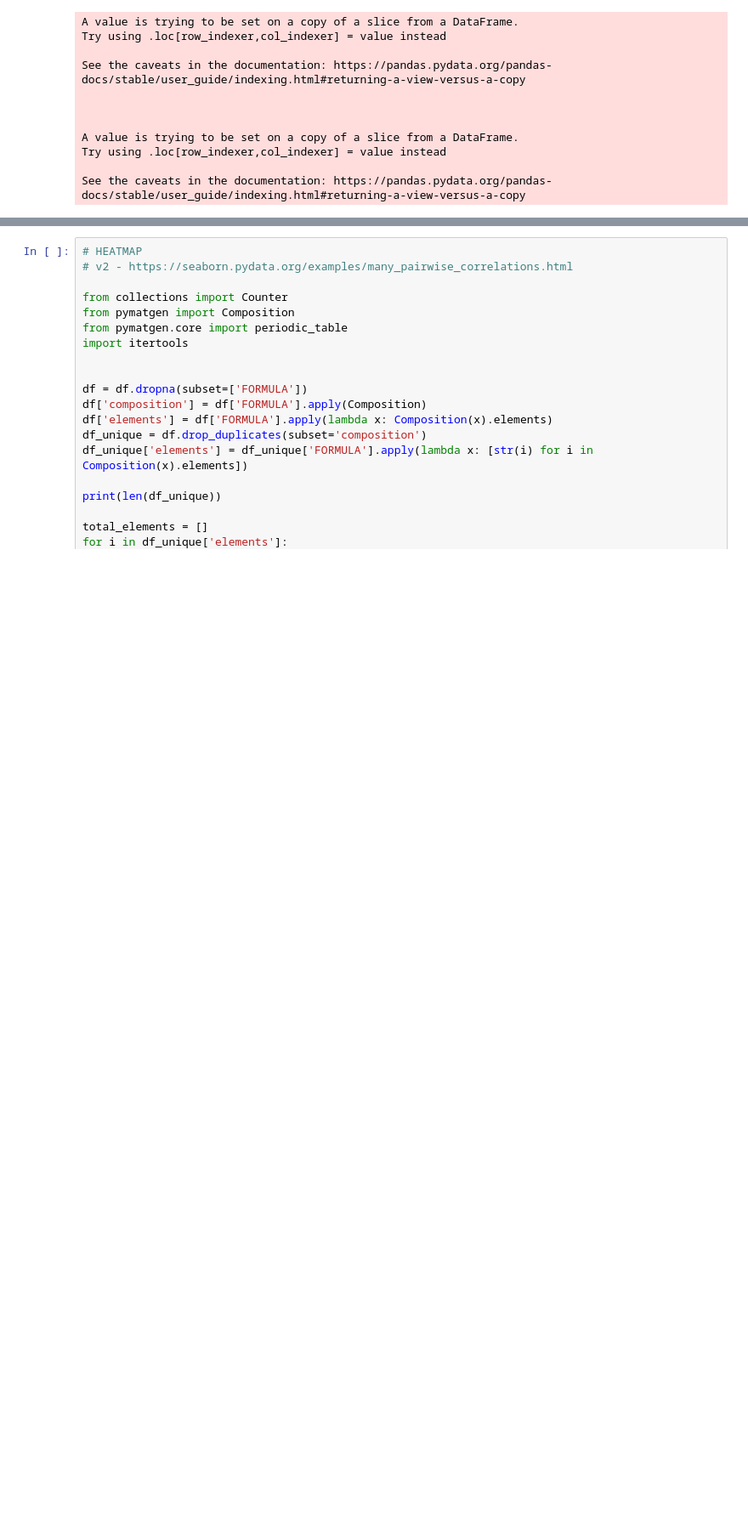
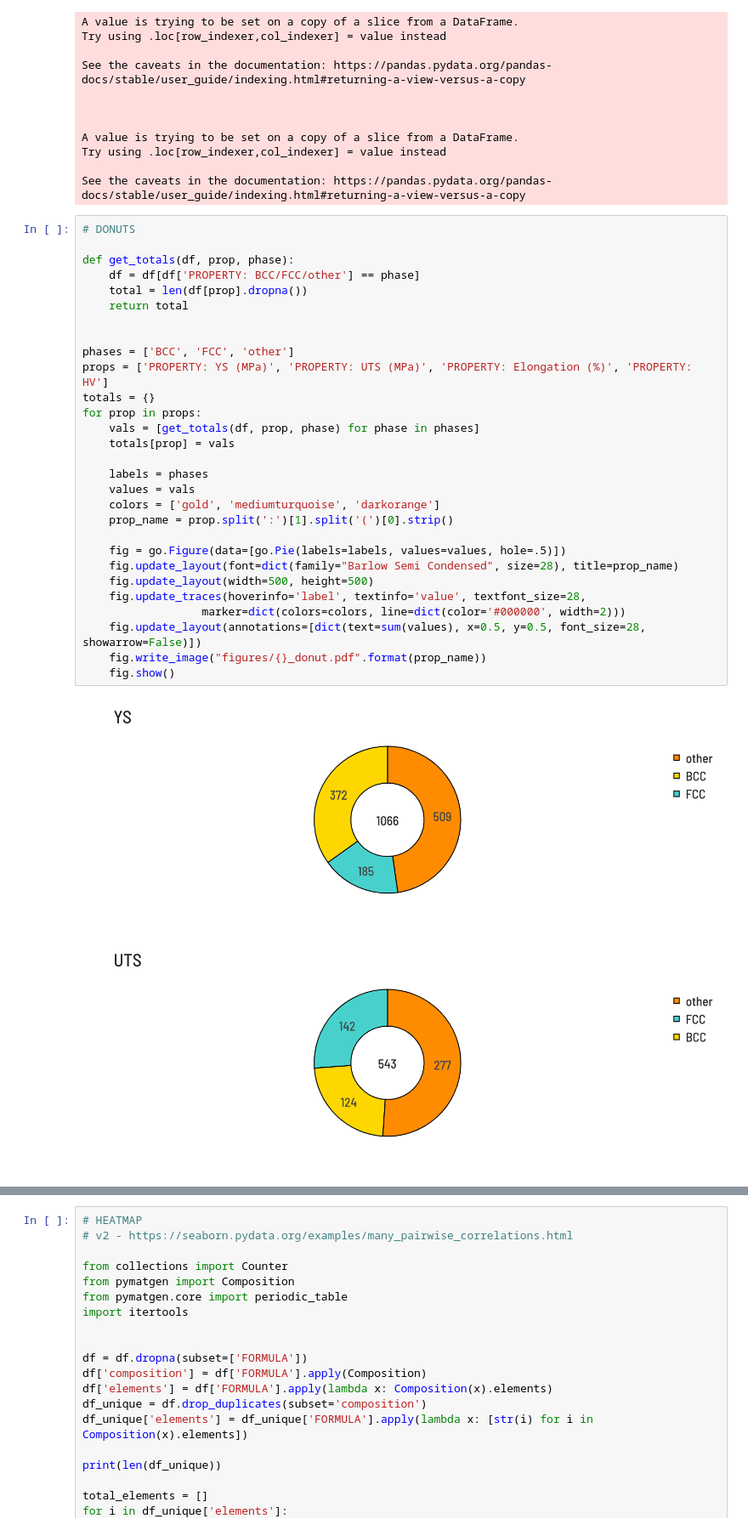
Before and after one commit to CitrineInformatics/MPEA_dataset, a Jupyter notebook: get_figures.ipynb, the cells around one changed output, grey strips where cells are left out. Shown: that part at 85% size. Cells and saved outputs as stored; diff of their text form; blank space fills up the shorter version.

Commit message:
updated donut plot

```diff
--- a/get_figures.ipynb
+++ b/get_figures.ipynb
@@ -209,3 +209,35 @@ A value is trying to be set on a copy of a slice from a DataFrame.
 Try using .loc[row_indexer,col_indexer] = value instead
 
 See the caveats in the documentation: https://pandas.pydata.org/pandas-docs/stable/user_guide/indexing.html#returning-a-view-versus-a-copy
+# %%
+# DONUTS
+
+def get_totals(df, prop, phase):
+    df = df[df['PROPERTY: BCC/FCC/other'] == phase]
+    total = len(df[prop].dropna())
+    return total
+
+
+phases = ['BCC', 'FCC', 'other']
+props = ['PROPERTY: YS (MPa)', 'PROPERTY: UTS (MPa)', 'PROPERTY: Elongation (%)', 'PROPERTY: HV']
+totals = {}
+for prop in props:
+    vals = [get_totals(df, prop, phase) for phase in phases]
+    totals[prop] = vals
+
+    labels = phases
+    values = vals
+    colors = ['gold', 'mediumturquoise', 'darkorange']
+    prop_name = prop.split(':')[1].split('(')[0].strip()
+
+    fig = go.Figure(data=[go.Pie(labels=labels, values=values, hole=.5)])
+    fig.update_layout(font=dict(family="Barlow Semi Condensed", size=28), title=prop_name)
+    fig.update_layout(width=500, height=500)
+    fig.update_traces(hoverinfo='label', textinfo='value', textfont_size=28,
+                  marker=dict(colors=colors, line=dict(color='#000000', width=2)))
+    fig.update_layout(annotations=[dict(text=sum(values), x=0.5, y=0.5, font_size=28, showarrow=False)])
+    fig.write_image("figures/{}_donut.pdf".format(prop_name))
+    fig.show()
+# %% [output]
+[figure, added]
+[figure, added]
```
Also changed, not shown: parts of 1 cell of this notebook, 5 other files.
